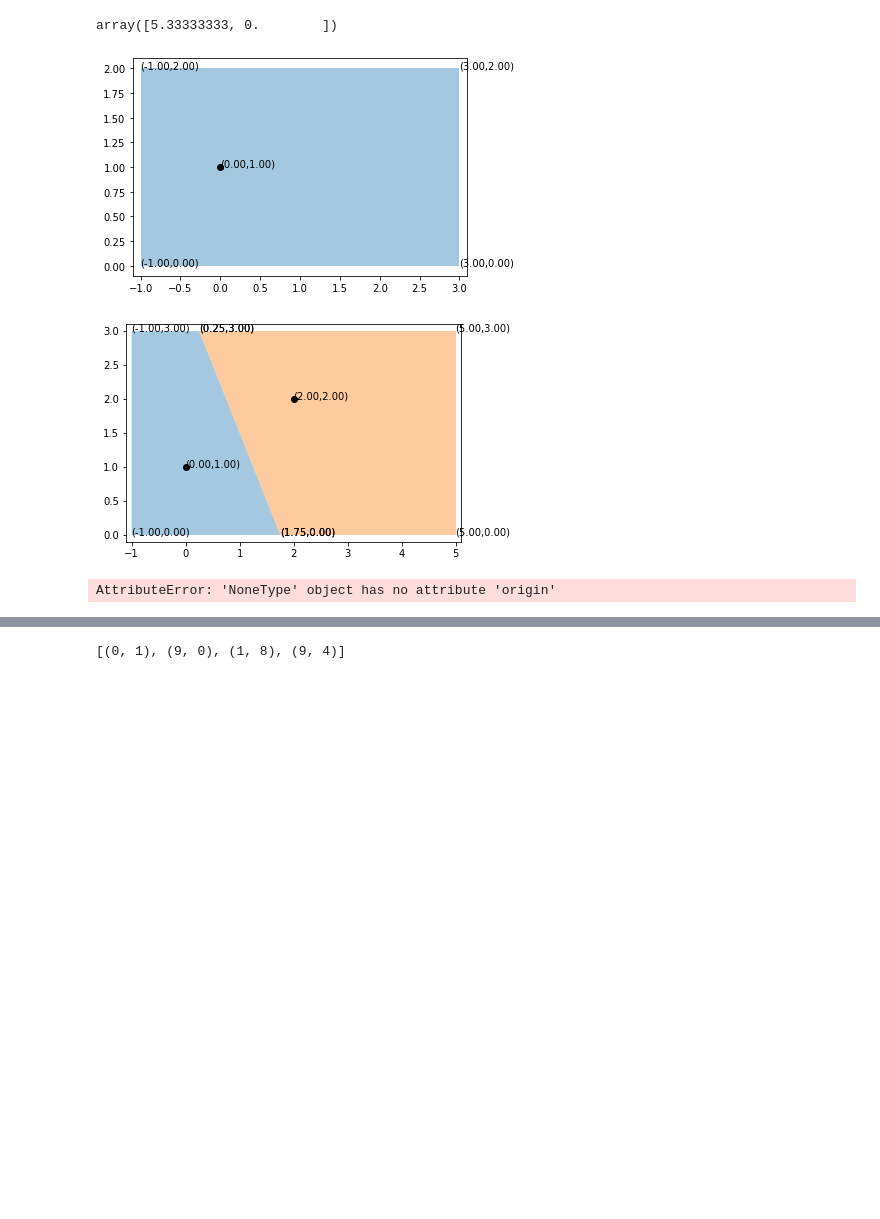
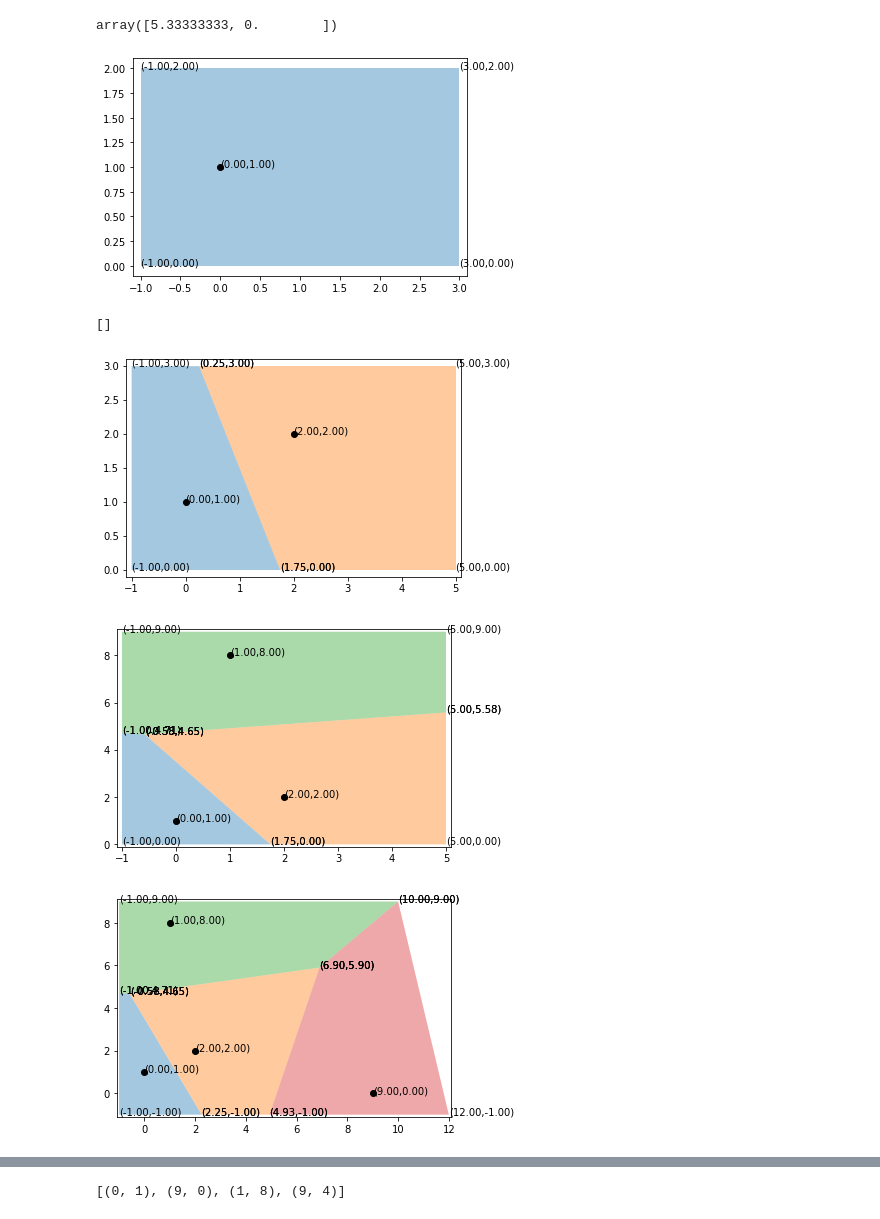
Before and after one commit to khuyentran1401/Voronoi-diagram, a Jupyter notebook: plot.ipynb, the cells around one changed output, grey strips where cells are left out. Cells and saved outputs as stored; diff of their text form; code cells hidden in the pictures; blank space fills up the shorter version.

```diff
--- a/plot.ipynb
+++ b/plot.ipynb
@@ -80,34 +80,36 @@ def plotVoronoi(points):
     #    plt.annotate('({:.2f},{:.2f})'.format(p[0],p[1]), (p[0],p[1]))
     plt.xlim(xmin - 0.1, xmax + 0.1)
     plt.ylim(ymin - 0.1, ymax + 0.1)
 
 
     plt.show()
 
 
 #np.random.seed(10)
 #points = np.random.randint(0, 10,(5,2))
 #n = len(points)
 #points = [(x[0], x[1]) for x in points]
-points = [(0,1),(1, 8), (9, 0), (9, 4), (2,2)]
+points = [(0,1),(1, 8), (9, 0), (2,2)]
 n = len(points)
 points = list(set(points))
 
 xygraph = Xygraph(vl=points)
 xmin = xygraph.xmin - 1
 ymin = xygraph.ymin - 1
 v = (xmin, ymin)
 points.sort(key=lambda p: ((p[0]-v[0])**2 +
                                (p[1]-v[1])**2)**(1/2), reverse=True)
 cur_points = []
 
 for i in range(n):
     print(cur_points)
     cur_points.append(points.pop())
     plotVoronoi(cur_points)
 # %% [output]
 [figure]
+[]
 [figure]
-AttributeError: 'NoneType' object has no attribute 'origin'
+[figure, added]
+[figure, added]
 # %%
 #points = [(0, 1), (1, 8), (2, 3), (1,3), (9, 0)]
```
Also changed, not shown: parts of 2 cells of this notebook, 2 other files.
